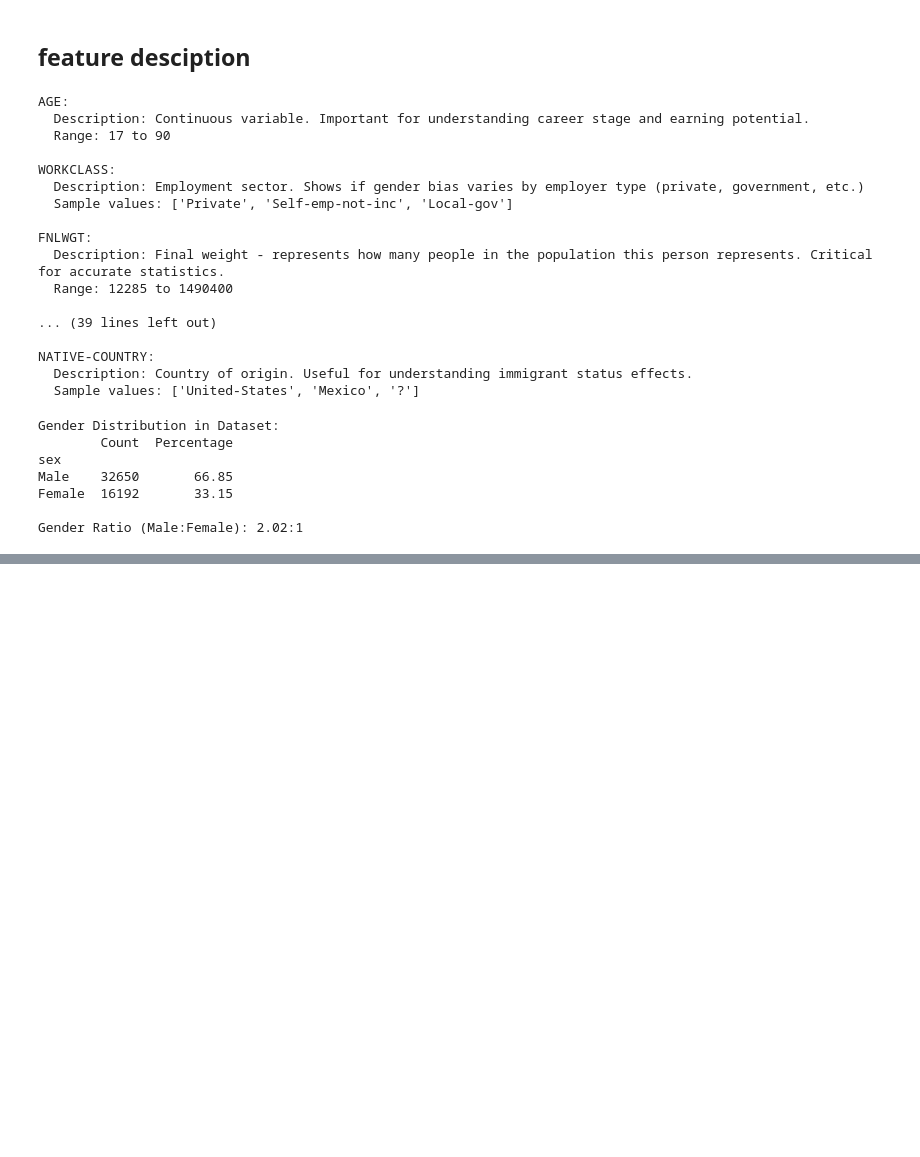
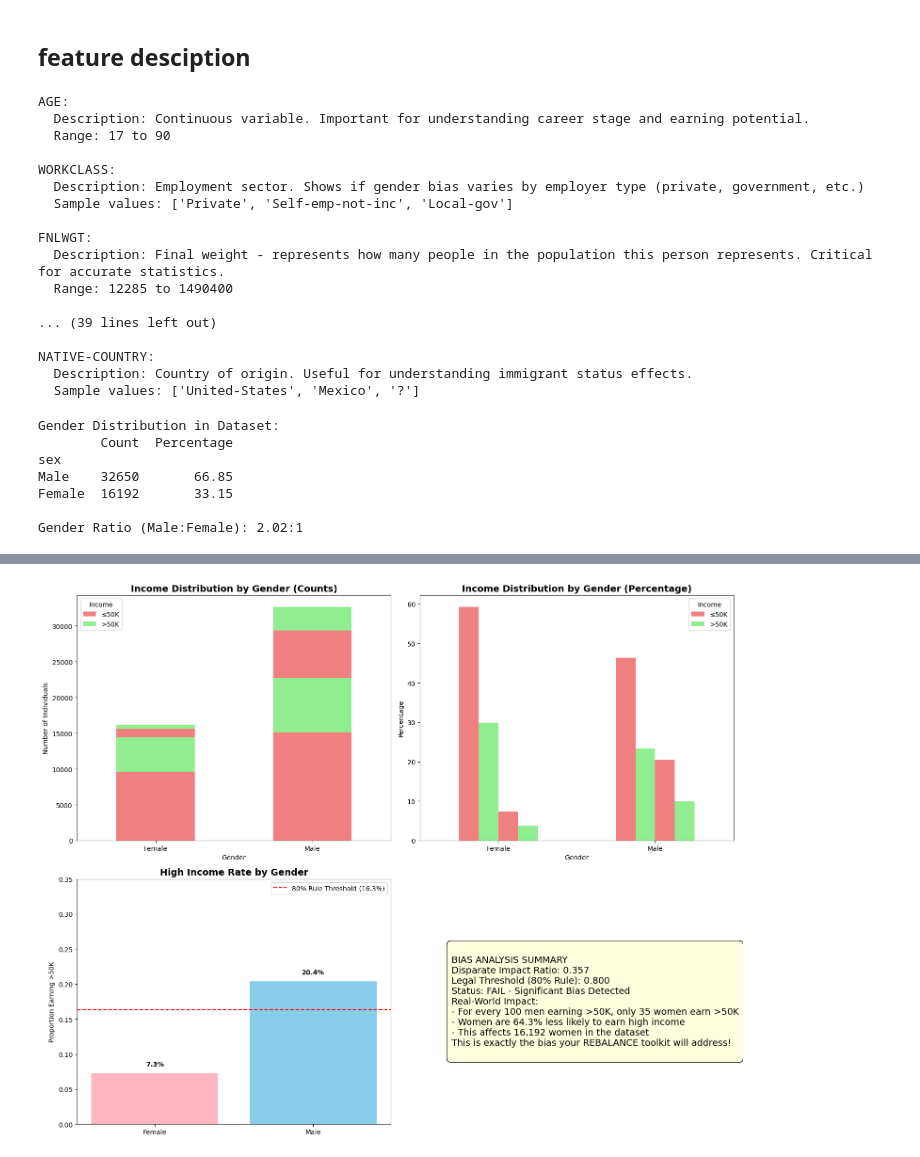
Before and after one commit to jqpython/REBALANCE, a Jupyter notebook: notebooks/rebalance_.ipynb, the cells around one changed output, grey strips where cells are left out. Saved outputs shown, nothing was run; the diff lists cells and outputs as text; code cells hidden in the pictures; blank space fills up the shorter version.

```diff
--- a/notebooks/rebalance_.ipynb
+++ b/notebooks/rebalance_.ipynb
@@ -240,0 +265,77 @@ Gender Ratio (Male:Female): 2.02:1
+# %%
+# Income distribution by gender - THE KEY BIAS INDICATOR
+# Create a comprehensive gender-income analysis
+# Extract the first column of y as a Series
+y_series = y.iloc[:, 0]
+gender_counts = X['sex'].value_counts()  # Added to define gender_counts
+
+gender_income_crosstab = pd.crosstab(X['sex'], y_series, normalize='index') * 100
+print("Income Distribution by Gender (Percentage):")
+print(gender_income_crosstab.round(2))
+
+# Calculate the disparate impact ratio
+female_high_income_rate = (y_series[X['sex'] == 'Female'] == '>50K').mean()
+male_high_income_rate = (y_series[X['sex'] == 'Male'] == '>50K').mean()
+disparate_impact_ratio = female_high_income_rate / male_high_income_rate
+
+print(f"\nKey Bias Metrics:")
+print(f"  Female high income rate: {female_high_income_rate:.2%}")
+print(f"  Male high income rate: {male_high_income_rate:.2%}")
+print(f"  Disparate Impact Ratio: {disparate_impact_ratio:.3f}")
+print(f"\nInterpretation: Women are {(1-disparate_impact_ratio)*100:.1f}% less likely to earn >50K")
+
+# Visualization code remains the same as before
+fig, axes = plt.subplots(2, 2, figsize=(16, 12))
+# 1. Stacked bar chart
+gender_income_counts = pd.crosstab(X['sex'], y_series)
+gender_income_counts.plot(kind='bar', stacked=True, ax=axes[0, 0],
+                          color=['lightcoral', 'lightgreen'])
+axes[0, 0].set_title('Income Distribution by Gender (Counts)', fontsize=14, fontweight='bold')
+axes[0, 0].set_xlabel('Gender')
+axes[0, 0].set_ylabel('Number of Individuals')
+axes[0, 0].tick_params(axis='x', rotation=0)
+axes[0, 0].legend(title='Income', labels=['≤50K', '>50K'])
+# 2. Percentage bar chart
+gender_income_crosstab.plot(kind='bar', ax=axes[0, 1], color=['lightcoral', 'lightgreen'])
+axes[0, 1].set_title('Income Distribution by Gender (Percentage)', fontsize=14, fontweight='bold')
+axes[0, 1].set_xlabel('Gender')
+axes[0, 1].set_ylabel('Percentage')
+axes[0, 1].tick_params(axis='x', rotation=0)
+axes[0, 1].legend(title='Income', labels=['≤50K', '>50K'])
+# 3. Disparate Impact Visualization
+di_data = pd.DataFrame({
+    'Gender': ['Female', 'Male'],
+    'High_Income_Rate': [female_high_income_rate, male_high_income_rate]
+})
+bars = axes[1, 0].bar(di_data['Gender'], di_data['High_Income_Rate'],
+                      color=['lightpink', 'skyblue'])
+axes[1, 0].set_title('High Income Rate by Gender', fontsize=14, fontweight='bold')
+axes[1, 0].set_ylabel('Proportion Earning >50K')
+axes[1, 0].set_ylim(0, 0.35)
+# Add percentage labels on bars
+for bar, rate in zip(bars, di_data['High_Income_Rate']):
+    height = bar.get_height()
+    axes[1, 0].text(bar.get_x() + bar.get_width()/2., height + 0.01,
+                    f'{rate:.1%}', ha='center', fontweight='bold')
+# Add disparate impact line
+axes[1, 0].axhline(y=male_high_income_rate * 0.8, color='red', linestyle='--',
+                   label=f'80% Rule Threshold ({male_high_income_rate * 0.8:.1%})')
+axes[1, 0].legend()
+# 4. Bias Summary
+axes[1, 1].axis('off')
+bias_summary = f"""
+BIAS ANALYSIS SUMMARY
+Disparate Impact Ratio: {disparate_impact_ratio:.3f}
+Legal Threshold (80% Rule): 0.800
+Status: {'FAIL - Significant Bias Detected' if disparate_impact_ratio < 0.8 else 'PASS'}
+Real-World Impact:
+- For every 100 men earning >50K, only {int(disparate_impact_ratio * 100)} women earn >50K
+- Women are {(1-disparate_impact_ratio)*100:.1f}% less likely to earn high income
+- This affects {gender_counts['Female']:,} women in the dataset
+This is exactly the bias your REBALANCE toolkit will address!
+"""
+axes[1, 1].text(0.1, 0.5, bias_summary, fontsize=14, verticalalignment='center',
+                bbox=dict(boxstyle="round,pad=0.5", facecolor="lightyellow"))
+plt.tight_layout()
+plt.show()
+# %% [output]
@@ -240,0 +354 @@ Gender Ratio (Male:Female): 2.02:1
+[figure, added]
```
Also changed, not shown: parts of 6 cells of this notebook, 12 other files.
